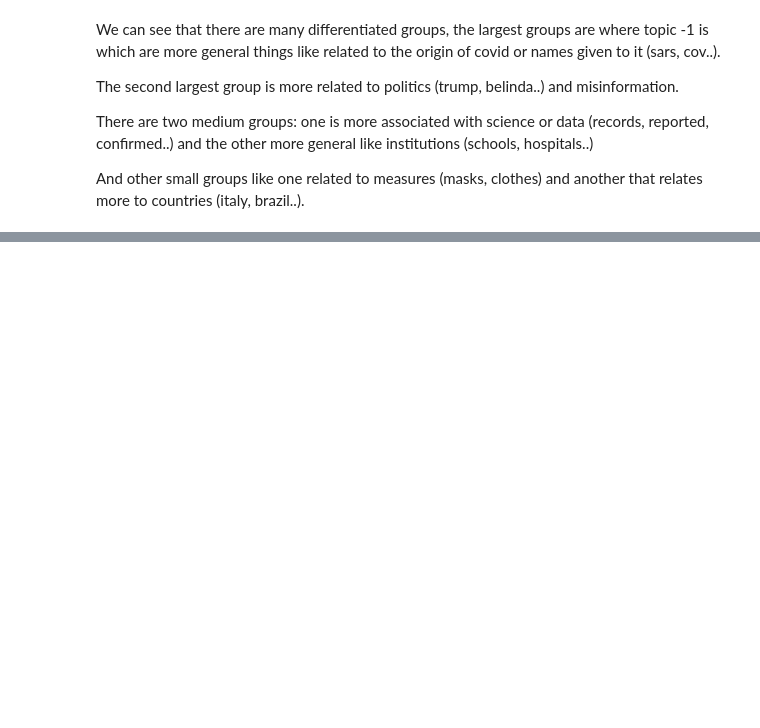
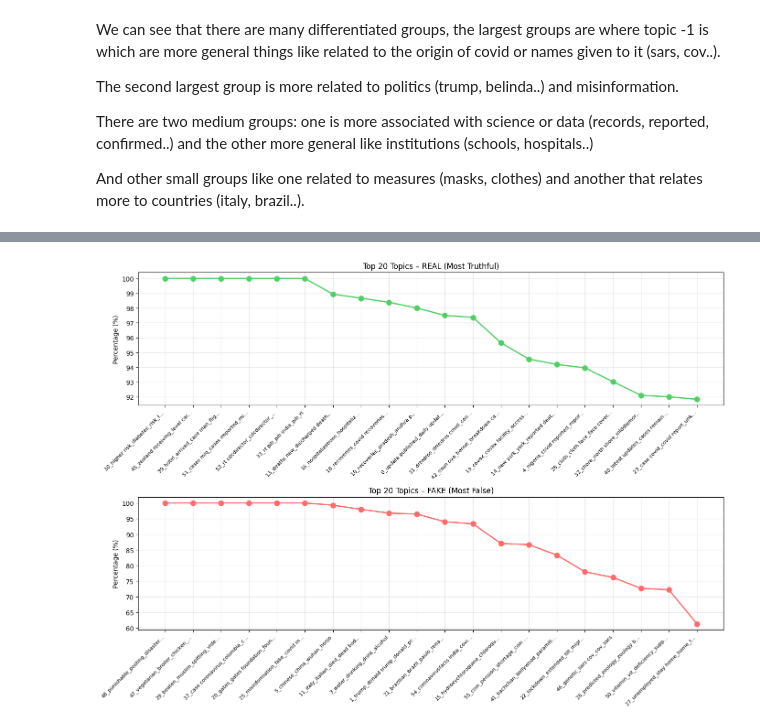
Before and after one commit to JavierPs287/MLTask2, a Jupyter notebook: COVID_Eda+NoInformado_ingles.ipynb, the cells around one changed output, grey strips where cells are left out. Cells and saved outputs as stored; diff of their text form; code cells hidden in the pictures; blank space fills up the shorter version.

Commit message:
Añadido topics con porcentaje de fake o real

```diff
--- a/COVID_Eda+NoInformado_ingles.ipynb
+++ b/COVID_Eda+NoInformado_ingles.ipynb
@@ -580,0 +587,3 @@ And other small groups like one related to measures (masks, clothes) and another
+# %%
+# Add topics to the dataframe
+train_df['topic'] = topics
@@ -580,0 +615,8 @@ And other small groups like one related to measures (masks, clothes) and another
+# %%
+# Sort topics by real percentage (descending)
+topic_sorted = topic_label_pct.sort_values('real', ascending=False)
+
+# Top 20 most real topics (first 20)
+top_real = topic_sorted.head(20)[['real', 'fake', 'topic_name']]
+print("Top 20 topics with highest REAL percentage:\n")
+top_real
@@ -580,0 +643,5 @@ And other small groups like one related to measures (masks, clothes) and another
+# %%
+# Top 20 most fake topics (last 20)
+top_fake = topic_sorted.tail(20)[['fake', 'real', 'topic_name']].sort_values('fake', ascending=False)
+print("Top 20 topics with highest FAKE percentage:\n")
+top_fake
@@ -580,0 +668,23 @@ And other small groups like one related to measures (masks, clothes) and another
+# %%
+plt.figure(figsize=(14,10))
+
+plt.subplot(2,1,1)
+top_real_viz = top_real.sort_values('real', ascending=False)
+plt.plot(range(len(top_real_viz)), top_real_viz['real'].values, 'o-', color='#51cf66', linewidth=2, markersize=8)
+plt.xticks(range(len(top_real_viz)), [name[:30] + '...' if len(name) > 30 else name for name in top_real_viz['topic_name']], rotation=45, ha='right', fontsize=8)
+plt.ylabel('Percentage (%)')
+plt.title('Top 20 Topics – REAL (Most Truthful)')
+plt.grid(True, alpha=0.3)
+
+plt.subplot(2,1,2)
+top_fake_viz = top_fake.sort_values('fake', ascending=False)
+plt.plot(range(len(top_fake_viz)), top_fake_viz['fake'].values, 'o-', color='#ff6b6b', linewidth=2, markersize=8)
+plt.xticks(range(len(top_fake_viz)), [name[:30] + '...' if len(name) > 30 else name for name in top_fake_viz['topic_name']], rotation=45, ha='right', fontsize=8)
+plt.ylabel('Percentage (%)')
+plt.title('Top 20 Topics – FAKE (Most False)')
+plt.grid(True, alpha=0.3)
+
+plt.tight_layout()
+plt.show()
+# %% [output]
+[figure, added]
```
Also changed, not shown: parts of 13 cells of this notebook.
